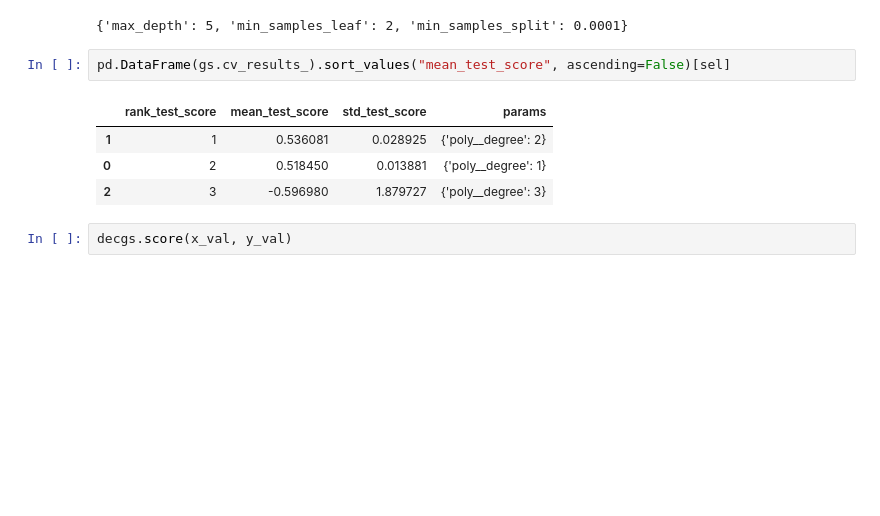
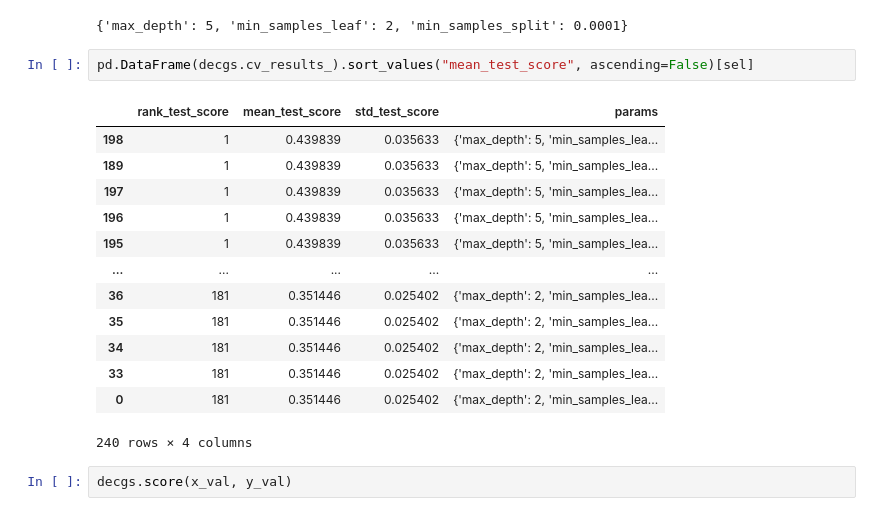
Before and after one commit to ilBollo/DataIntensive_Project_Crab, a Jupyter notebook: age_of_crab.ipynb, the cells around one changed output. Saved outputs shown, nothing was run; the diff lists cells and outputs as text; blank space fills up the shorter version.

```diff
--- a/age_of_crab.ipynb
+++ b/age_of_crab.ipynb
@@ -602,12 +602,21 @@ decgs.best_params_
 # %% [output]
 {'max_depth': 5, 'min_samples_leaf': 2, 'min_samples_split': 0.0001}
 # %%
-pd.DataFrame(gs.cv_results_).sort_values("mean_test_score", ascending=False)[sel]
+pd.DataFrame(decgs.cv_results_).sort_values("mean_test_score", ascending=False)[sel]
 # %% [output]
 |  | rank_test_score | mean_test_score | std_test_score | params |
-| 1 | 1 | 0.536081 | 0.028925 | {'poly__degree': 2} |
-| 0 | 2 | 0.518450 | 0.013881 | {'poly__degree': 1} |
-| 2 | 3 | -0.596980 | 1.879727 | {'poly__degree': 3} |
+| 198 | 1 | 0.439839 | 0.035633 | {'max_depth': 5, 'min_samples_lea... |
+| 189 | 1 | 0.439839 | 0.035633 | {'max_depth': 5, 'min_samples_lea... |
+| 197 | 1 | 0.439839 | 0.035633 | {'max_depth': 5, 'min_samples_lea... |
+| 196 | 1 | 0.439839 | 0.035633 | {'max_depth': 5, 'min_samples_lea... |
+| 195 | 1 | 0.439839 | 0.035633 | {'max_depth': 5, 'min_samples_lea... |
+| ... | ... | ... | ... | ... |
+| 36 | 181 | 0.351446 | 0.025402 | {'max_depth': 2, 'min_samples_lea... |
+| 35 | 181 | 0.351446 | 0.025402 | {'max_depth': 2, 'min_samples_lea... |
+| 34 | 181 | 0.351446 | 0.025402 | {'max_depth': 2, 'min_samples_lea... |
+| 33 | 181 | 0.351446 | 0.025402 | {'max_depth': 2, 'min_samples_lea... |
+| 0 | 181 | 0.351446 | 0.025402 | {'max_depth': 2, 'min_samples_lea... |
+240 rows × 4 columns
 # %%
 decgs.score(x_val, y_val)
 # %% [output]
```
Also changed, not shown: parts of 12 cells of this notebook.
